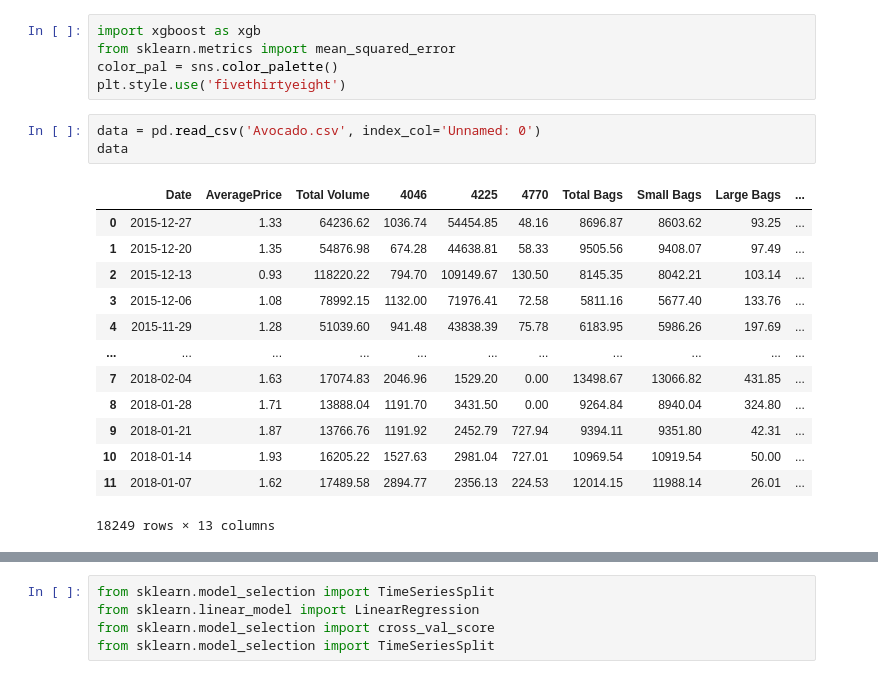
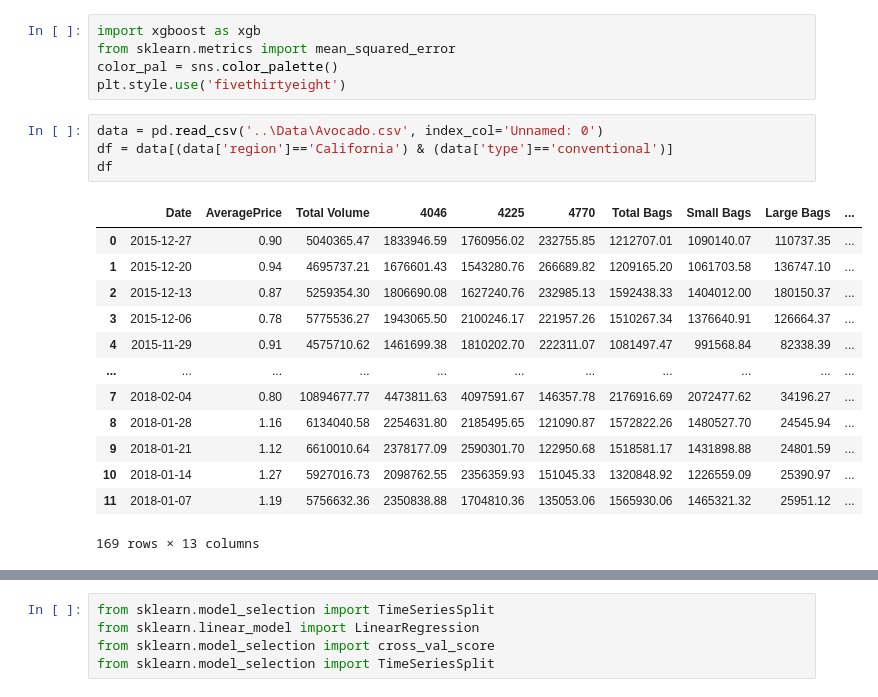
Before and after one commit to dunp7/Avocado-Price-Prediction, a Jupyter notebook: Task_2/ML2.ipynb, the cells around one changed output, grey strips where cells are left out. Drawn from its saved outputs; the diff is of its cells as text.

```diff
--- a/Task_2/ML2.ipynb
+++ b/Task_2/ML2.ipynb
@@ -12,19 +12,20 @@ from sklearn.metrics import mean_squared_error
 color_pal = sns.color_palette()
 plt.style.use('fivethirtyeight')
 # %%
-data = pd.read_csv('Avocado.csv', index_col='Unnamed: 0')
-data
+data = pd.read_csv('..\Data\Avocado.csv', index_col='Unnamed: 0')
+df = data[(data['region']=='California') & (data['type']=='conventional')]
+df
 # %% [output]
 |  | Date | AveragePrice | Total Volume | 4046 | 4225 | 4770 | Total Bags | Small Bags | Large Bags | ... |
-| 0 | 2015-12-27 | 1.33 | 64236.62 | 1036.74 | 54454.85 | 48.16 | 8696.87 | 8603.62 | 93.25 | ... |
-| 1 | 2015-12-20 | 1.35 | 54876.98 | 674.28 | 44638.81 | 58.33 | 9505.56 | 9408.07 | 97.49 | ... |
-| 2 | 2015-12-13 | 0.93 | 118220.22 | 794.70 | 109149.67 | 130.50 | 8145.35 | 8042.21 | 103.14 | ... |
-| 3 | 2015-12-06 | 1.08 | 78992.15 | 1132.00 | 71976.41 | 72.58 | 5811.16 | 5677.40 | 133.76 | ... |
-| 4 | 2015-11-29 | 1.28 | 51039.60 | 941.48 | 43838.39 | 75.78 | 6183.95 | 5986.26 | 197.69 | ... |
+| 0 | 2015-12-27 | 0.90 | 5040365.47 | 1833946.59 | 1760956.02 | 232755.85 | 1212707.01 | 1090140.07 | 110737.35 | ... |
+| 1 | 2015-12-20 | 0.94 | 4695737.21 | 1676601.43 | 1543280.76 | 266689.82 | 1209165.20 | 1061703.58 | 136747.10 | ... |
+| 2 | 2015-12-13 | 0.87 | 5259354.30 | 1806690.08 | 1627240.76 | 232985.13 | 1592438.33 | 1404012.00 | 180150.37 | ... |
+| 3 | 2015-12-06 | 0.78 | 5775536.27 | 1943065.50 | 2100246.17 | 221957.26 | 1510267.34 | 1376640.91 | 126664.37 | ... |
+| 4 | 2015-11-29 | 0.91 | 4575710.62 | 1461699.38 | 1810202.70 | 222311.07 | 1081497.47 | 991568.84 | 82338.39 | ... |
 | ... | ... | ... | ... | ... | ... | ... | ... | ... | ... | ... |
-| 7 | 2018-02-04 | 1.63 | 17074.83 | 2046.96 | 1529.20 | 0.00 | 13498.67 | 13066.82 | 431.85 | ... |
-| 8 | 2018-01-28 | 1.71 | 13888.04 | 1191.70 | 3431.50 | 0.00 | 9264.84 | 8940.04 | 324.80 | ... |
-| 9 | 2018-01-21 | 1.87 | 13766.76 | 1191.92 | 2452.79 | 727.94 | 9394.11 | 9351.80 | 42.31 | ... |
-| 10 | 2018-01-14 | 1.93 | 16205.22 | 1527.63 | 2981.04 | 727.01 | 10969.54 | 10919.54 | 50.00 | ... |
-| 11 | 2018-01-07 | 1.62 | 17489.58 | 2894.77 | 2356.13 | 224.53 | 12014.15 | 11988.14 | 26.01 | ... |
+| 7 | 2018-02-04 | 0.80 | 10894677.77 | 4473811.63 | 4097591.67 | 146357.78 | 2176916.69 | 2072477.62 | 34196.27 | ... |
+| 8 | 2018-01-28 | 1.16 | 6134040.58 | 2254631.80 | 2185495.65 | 121090.87 | 1572822.26 | 1480527.70 | 24545.94 | ... |
+| 9 | 2018-01-21 | 1.12 | 6610010.64 | 2378177.09 | 2590301.70 | 122950.68 | 1518581.17 | 1431898.88 | 24801.59 | ... |
+| 10 | 2018-01-14 | 1.27 | 5927016.73 | 2098762.55 | 2356359.93 | 151045.33 | 1320848.92 | 1226559.09 | 25390.97 | ... |
+| 11 | 2018-01-07 | 1.19 | 5756632.36 | 2350838.88 | 1704810.36 | 135053.06 | 1565930.06 | 1465321.32 | 25951.12 | ... |
-18249 rows × 13 columns
+169 rows × 13 columns
```
Also changed, not shown: parts of 28 cells of this notebook, 2 other files.
